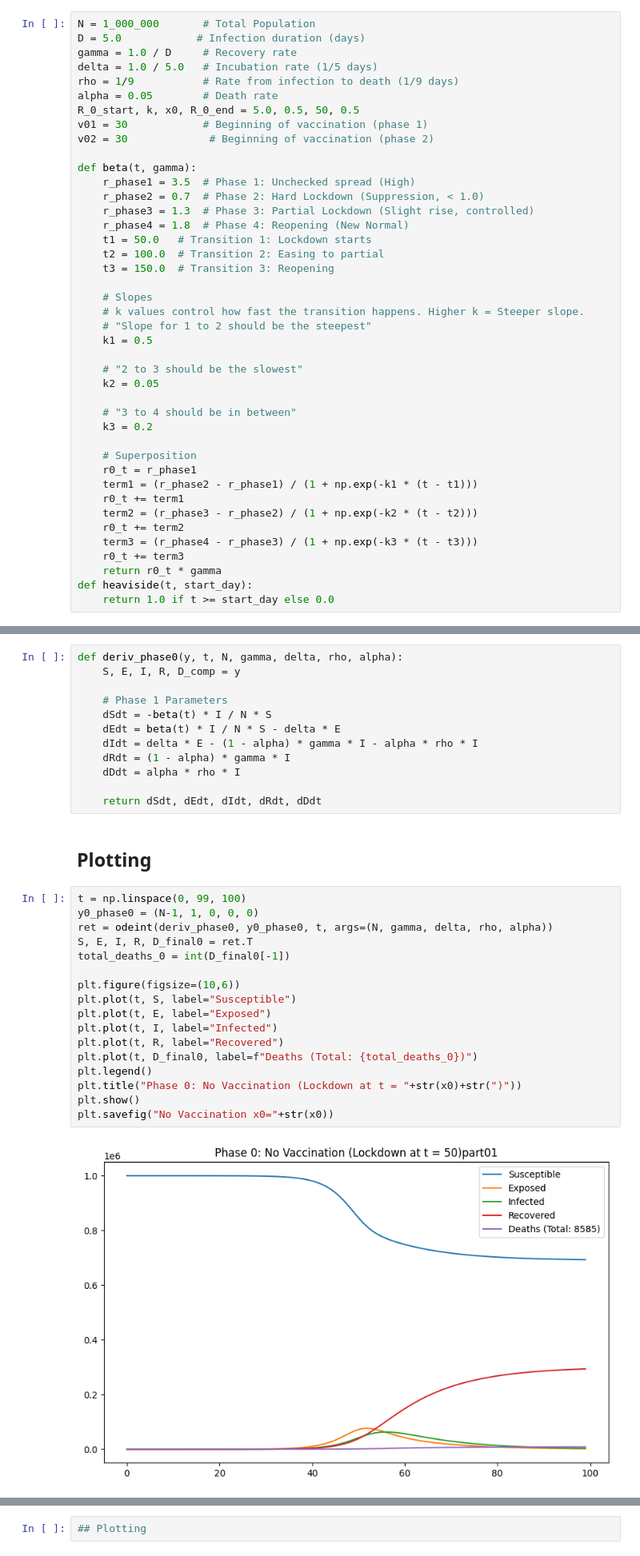
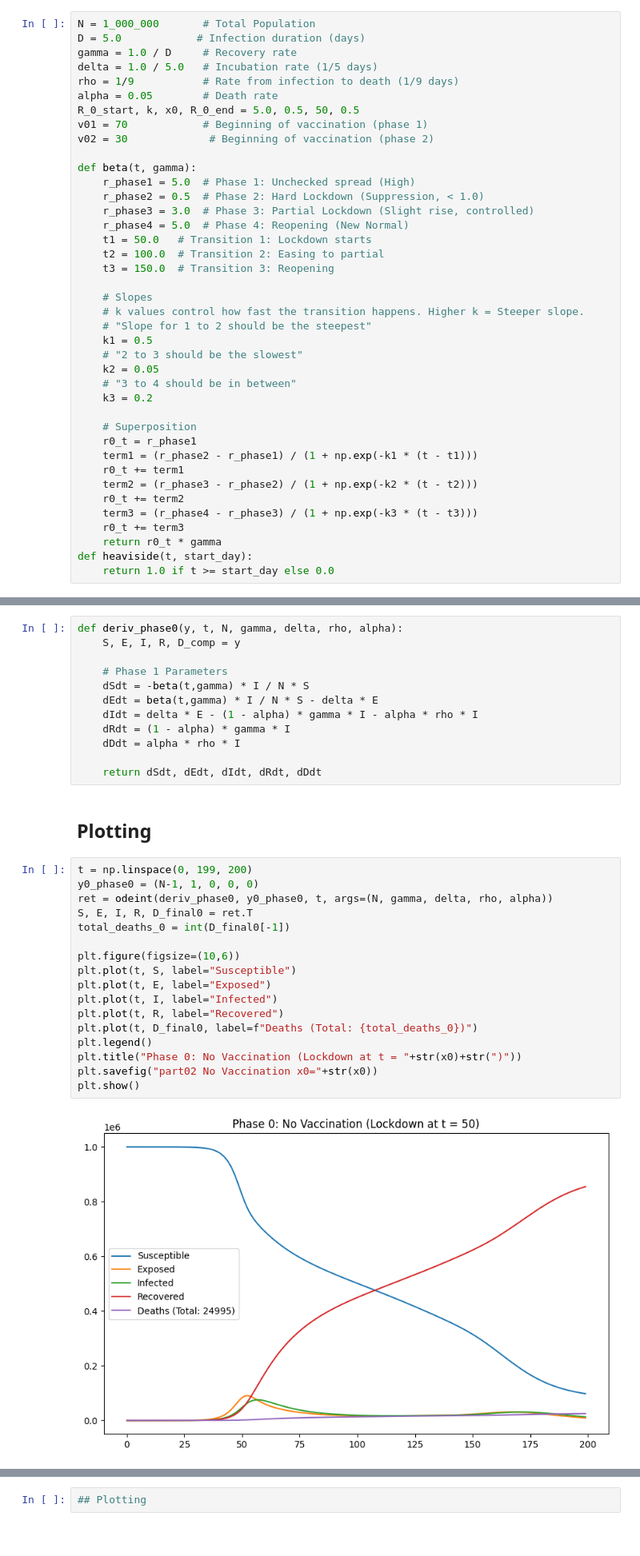
Before and after one commit to 21Blix/Infectious-Disease-Modelling, a Jupyter notebook: Vaccination/Vaccination_2nd_phase.ipynb, the cells around one changed output, grey strips where cells are left out. Shown at 80% size. Drawn from its saved outputs; the diff is of its cells as text.

Commit message:
Phase 2 finished

```diff
--- a/Vaccination/Vaccination_2nd_phase.ipynb
+++ b/Vaccination/Vaccination_2nd_phase.ipynb
@@ -14,14 +14,14 @@ delta = 1.0 / 5.0   # Incubation rate (1/5 days)
 rho = 1/9           # Rate from infection to death (1/9 days)
 alpha = 0.05        # Death rate
 R_0_start, k, x0, R_0_end = 5.0, 0.5, 50, 0.5
-v01 = 30            # Beginning of vaccination (phase 1)
+v01 = 70            # Beginning of vaccination (phase 1)
 v02 = 30             # Beginning of vaccination (phase 2)
 
 def beta(t, gamma):
-    r_phase1 = 3.5  # Phase 1: Unchecked spread (High)
-    r_phase2 = 0.7  # Phase 2: Hard Lockdown (Suppression, < 1.0)
-    r_phase3 = 1.3  # Phase 3: Partial Lockdown (Slight rise, controlled)
-    r_phase4 = 1.8  # Phase 4: Reopening (New Normal)
+    r_phase1 = 5.0  # Phase 1: Unchecked spread (High)
+    r_phase2 = 0.5  # Phase 2: Hard Lockdown (Suppression, < 1.0)
+    r_phase3 = 3.0  # Phase 3: Partial Lockdown (Slight rise, controlled)
+    r_phase4 = 5.0  # Phase 4: Reopening (New Normal)
     t1 = 50.0   # Transition 1: Lockdown starts
     t2 = 100.0  # Transition 2: Easing to partial
     t3 = 150.0  # Transition 3: Reopening
@@ -30,10 +30,8 @@ def beta(t, gamma):
     # k values control how fast the transition happens. Higher k = Steeper slope.
     # "Slope for 1 to 2 should be the steepest"
     k1 = 0.5
-
     # "2 to 3 should be the slowest"
     k2 = 0.05
-
     # "3 to 4 should be in between"
     k3 = 0.2
 
@@ -55,8 +74,8 @@ def deriv_phase0(y, t, N, gamma, delta, rho, alpha):
     S, E, I, R, D_comp = y
 
     # Phase 1 Parameters
-    dSdt = -beta(t) * I / N * S
-    dEdt = beta(t) * I / N * S - delta * E
+    dSdt = -beta(t,gamma) * I / N * S
+    dEdt = beta(t,gamma) * I / N * S - delta * E
     dIdt = delta * E - (1 - alpha) * gamma * I - alpha * rho * I
     dRdt = (1 - alpha) * gamma * I
     dDdt = alpha * rho * I
@@ -65,21 +84,21 @@ def deriv_phase0(y, t, N, gamma, delta, rho, alpha):
 # %% [markdown]
 ## Plotting
 # %%
-t = np.linspace(0, 99, 100)
+t = np.linspace(0, 199, 200)
 y0_phase0 = (N-1, 1, 0, 0, 0)
 ret = odeint(deriv_phase0, y0_phase0, t, args=(N, gamma, delta, rho, alpha))
 S, E, I, R, D_final0 = ret.T
 total_deaths_0 = int(D_final0[-1])
 
 plt.figure(figsize=(10,6))
 plt.plot(t, S, label="Susceptible")
 plt.plot(t, E, label="Exposed")
 plt.plot(t, I, label="Infected")
 plt.plot(t, R, label="Recovered")
 plt.plot(t, D_final0, label=f"Deaths (Total: {total_deaths_0})")
 plt.legend()
 plt.title("Phase 0: No Vaccination (Lockdown at t = "+str(x0)+str(")"))
+plt.savefig("part02 No Vaccination x0="+str(x0))
 plt.show()
-plt.savefig("No Vaccination x0="+str(x0))
 # %% [output]
-[figure, old version]
+[figure, new version]
```
Also changed, not shown: parts of 6 cells of this notebook.
